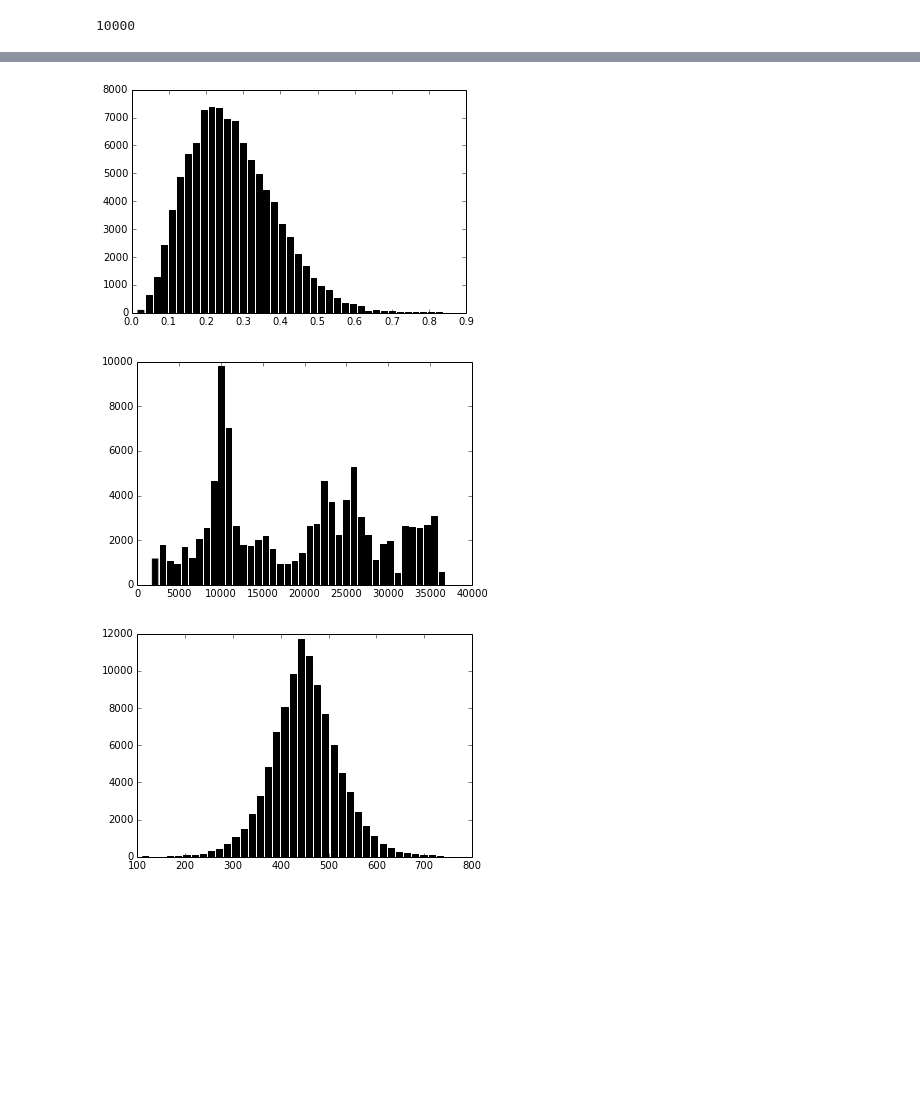
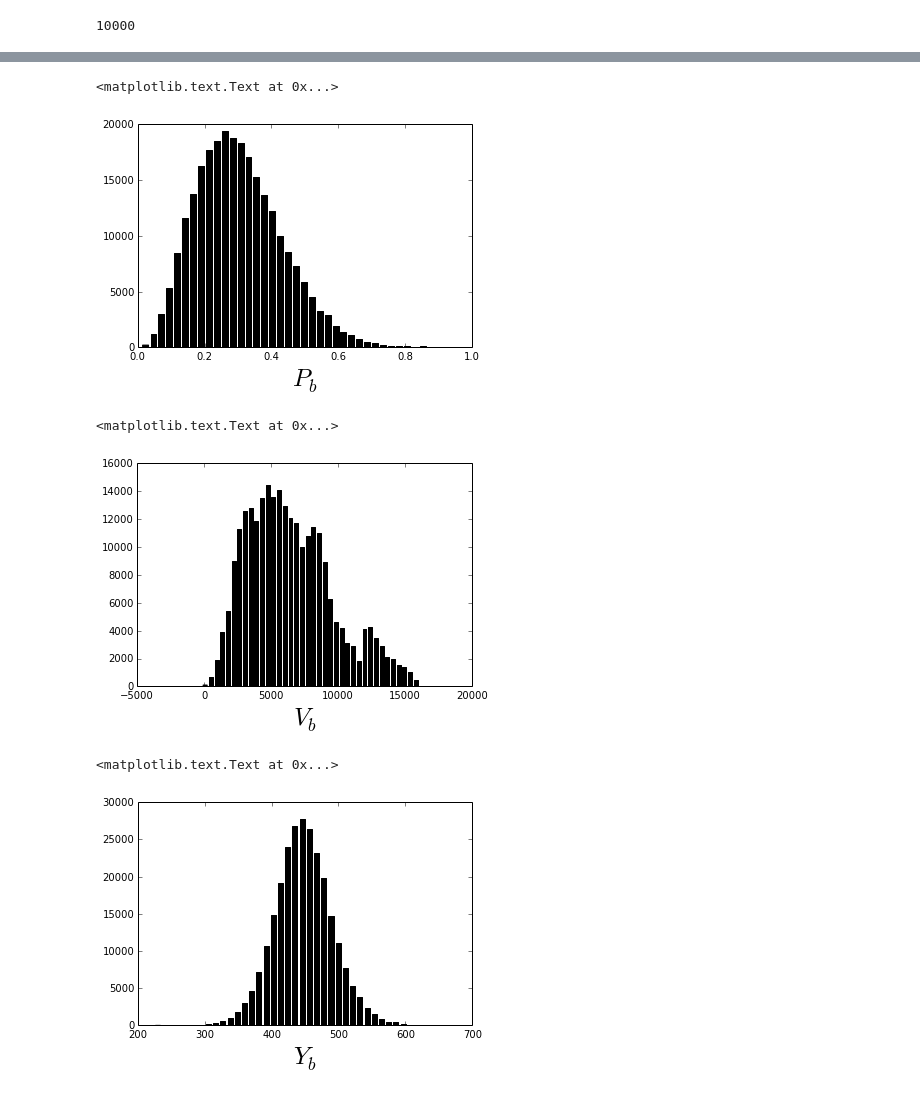
Before and after one commit to jngaravitoc/Lecture_notes_UofA, a Jupyter notebook: Instrumentation-Statistics/HW3/Untitled.ipynb, the cells around one changed output, grey strips where cells are left out. Saved outputs shown, nothing was run; the diff lists cells and outputs as text; code cells hidden in the pictures; blank space fills up the shorter version.

```diff
--- a/Instrumentation-Statistics/HW3/Untitled.ipynb
+++ b/Instrumentation-Statistics/HW3/Untitled.ipynb
@@ -83,7 +85,7 @@ Y = data[:,2]
 sigma_y = data[:,3]
 # %%
 def likelihood(m, b, V, P, Yb):
-    if ((P<0) & (P>=1)):
+    if ((P<0) | (P>=1)):
         L=0
     else:
         exp1 = (1-P)/(np.sqrt(2.*np.pi*sigma_y**2.0))*np.exp(-(Y-(m*X)-b)**2.0/(2.0*sigma_y**2.0))
@@ -146,5 +148,5 @@ def MCMC_ND(N_points, sigma_m, sigma_b, sigma_V, sigma_P, sigma_Y):
                 L[i] = L[i-1]
     return m_walk, b_walk, V_walk, P_walk, Y_walk, acpt
 # %%
-m_test, b_test, V_test, P_test, Y_test, acpt = MCMC_ND(100000, 0.1, 1, 100, 0.05, 50)
+m_test, b_test, V_test, P_test, Y_test, acpt = MCMC_ND(300000, 0.1, 1, 100, 0.05, 50)
 # %%
@@ -165,12 +172,18 @@ hb = hist(b_test, bins=40, color='k', rwidth=0.75)
 # %%
-hP = hist(P_test, bins=40, color='k', rwidth=0.75)
+hP = hist(P_test[40000:], bins=40, color='k', rwidth=0.75)
+xlabel('$P_b$', fontsize=25)
 # %% [output]
+<matplotlib.text.Text at 0x...>
-[figure, old version]
+[figure, new version]
 # %%
-hV = hist(V_test, bins=40, color='k', rwidth=0.75)
+hV = hist(V_test[40000:], bins=40, color='k', rwidth=0.7)
+xlabel('$V_b$', fontsize=25)
 # %% [output]
+<matplotlib.text.Text at 0x...>
-[figure, old version]
+[figure, new version]
 # %%
-hY = hist(Y_test, bins=40, color='k', rwidth=0.75)
+hY = hist(Y_test[40000:], bins=40, color='k', rwidth=0.70)
+xlabel('$Y_b$', fontsize=25)
 # %% [output]
+<matplotlib.text.Text at 0x...>
-[figure, old version]
+[figure, new version]
```
Also changed, not shown: parts of 11 cells of this notebook.
